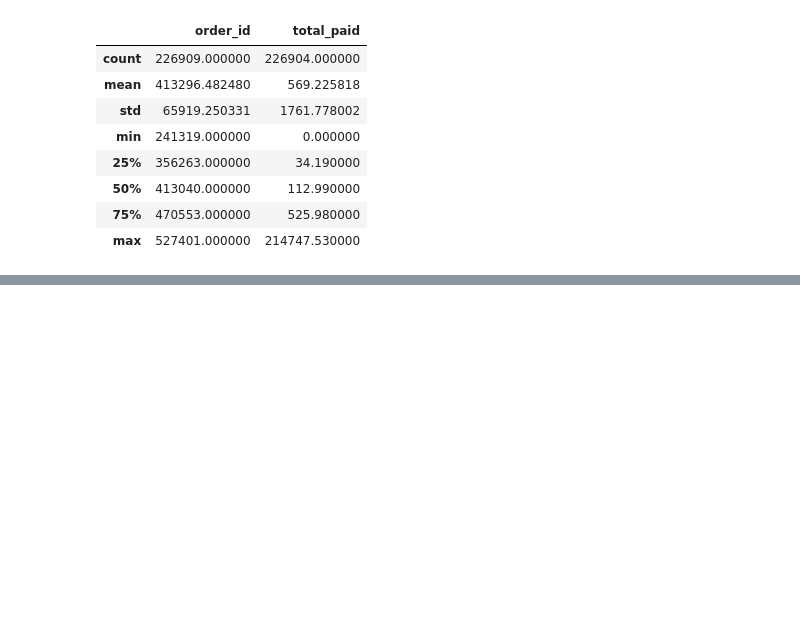
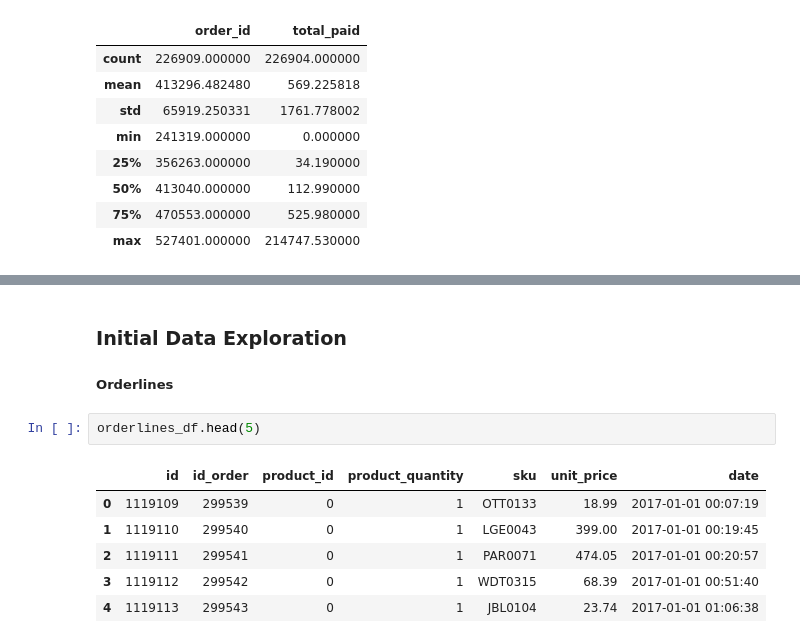
Before and after one commit to yazdan0101/ENIAC-discounts-strategy, a Jupyter notebook: notebooks/analysis.ipynb, the cells around one changed output, grey strips where cells are left out. Drawn from its saved outputs; the diff is of its cells as text; blank space fills up the shorter version.

Commit message:
initial orderlines data exploration

```diff
--- a/notebooks/analysis.ipynb
+++ b/notebooks/analysis.ipynb
@@ -168,0 +177,12 @@ orders_df.describe()
+# %% [markdown]
+### Initial Data Exploration
+##### Orderlines
+# %%
+orderlines_df.head(5)
+# %% [output]
+|  | id | id_order | product_id | product_quantity | sku | unit_price | date |
+| 0 | 1119109 | 299539 | 0 | 1 | OTT0133 | 18.99 | 2017-01-01 00:07:19 |
+| 1 | 1119110 | 299540 | 0 | 1 | LGE0043 | 399.00 | 2017-01-01 00:19:45 |
+| 2 | 1119111 | 299541 | 0 | 1 | PAR0071 | 474.05 | 2017-01-01 00:20:57 |
+| 3 | 1119112 | 299542 | 0 | 1 | WDT0315 | 68.39 | 2017-01-01 00:51:40 |
+| 4 | 1119113 | 299543 | 0 | 1 | JBL0104 | 23.74 | 2017-01-01 01:06:38 |
```
Also changed, not shown: parts of 8 cells of this notebook.
